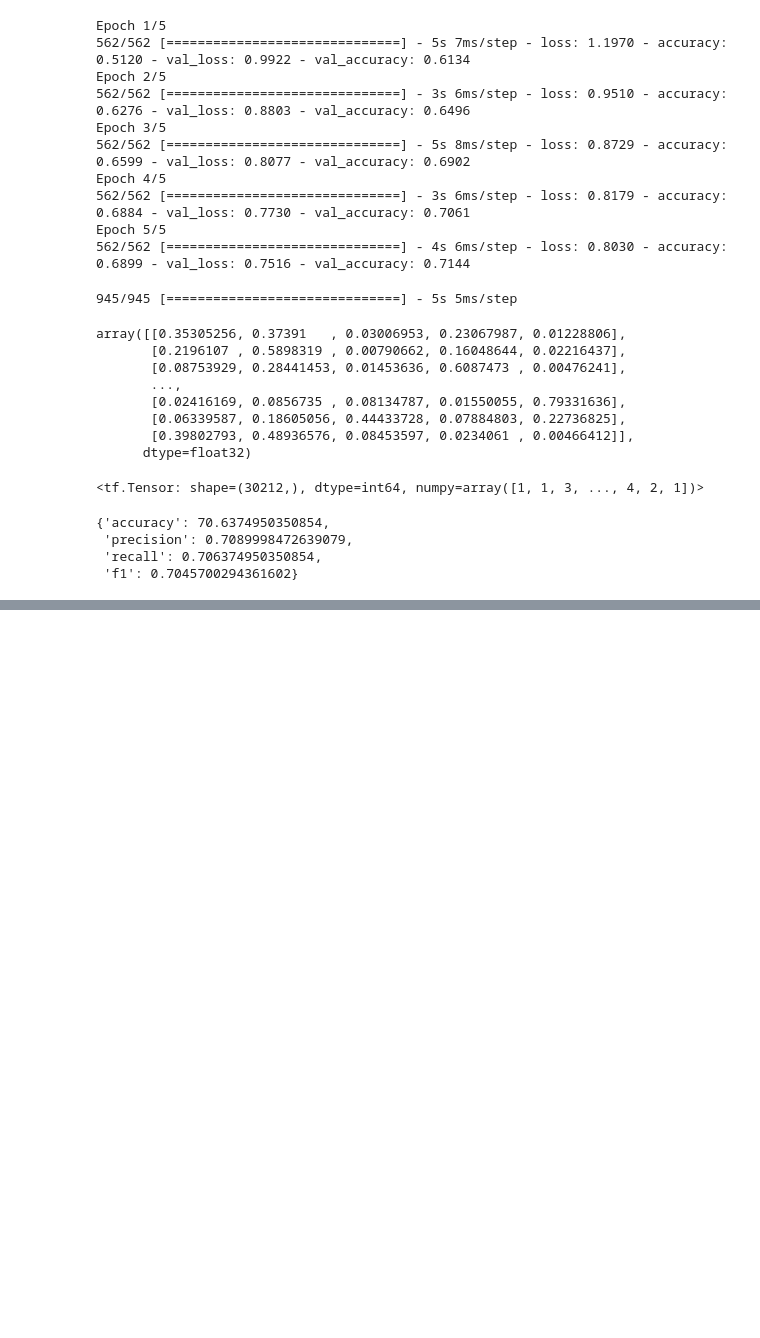
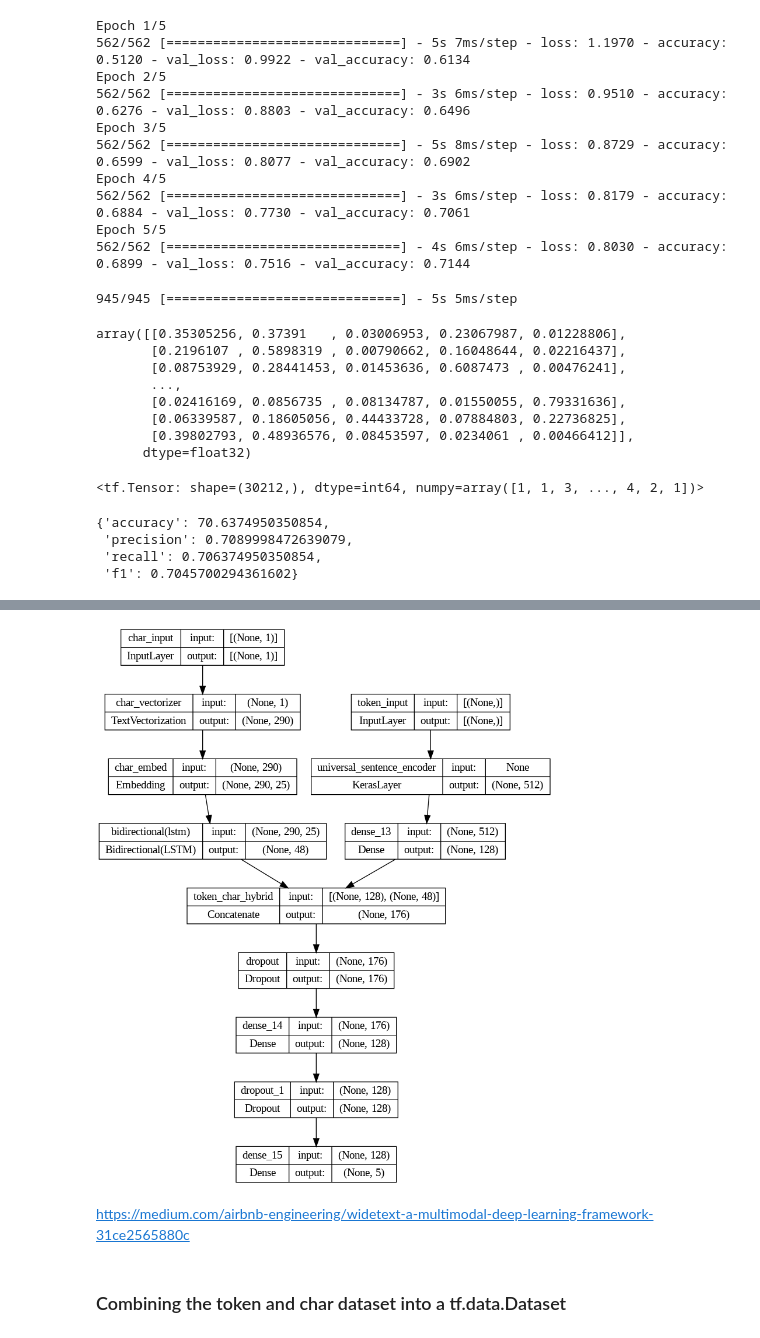
Before and after one commit to kacper-dobrow/tensorflow-course, a Jupyter notebook: 09_SkimLit_nlp_milestone_project.ipynb, the cells around one changed output, grey strips where cells are left out. Saved outputs shown, nothing was run; the diff lists cells and outputs as text; code cells hidden in the pictures; blank space fills up the shorter version.

```diff
--- a/09_SkimLit_nlp_milestone_project.ipynb
+++ b/09_SkimLit_nlp_milestone_project.ipynb
@@ -915,0 +924,29 @@ model_3_results
+# %%
+# 1. Setup token inputs/model
+token_inputs = layers.Input(shape=[], dtype=tf.string, name="token_input")
+token_embeddings = tf_hub_embedding_layer(token_inputs)
+token_outputs = layers.Dense(128, activation="relu")(token_embeddings)
+token_model = tf.keras.Model(token_inputs, token_outputs)
+
+# 2. Setup char/inputs model
+char_inputs = layers.Input(shape=(1,), dtype=tf.string, name="char_input")
+char_vectors = char_vectorizer(char_inputs)
+char_embeddings = char_embed(char_vectors)
+char_bi_lstm = layers.Bidirectional(layers.LSTM(24))(char_embeddings) # bi-LSTM shown in fig 1 of the paper
+char_model = tf.keras.Model(char_inputs, char_bi_lstm)
+
+# 3. Concatenate 1 and 2 outputs
+token_char_concat = layers.Concatenate(name="token_char_hybrid")([token_model.output, char_model.output])
+
+# 4.Create output layers adding dropout
+combined_dropout = layers.Dropout(.5)(token_char_concat) # randomly sets weights to 0 to prevent overfitting. 50% here
+combined_dense = layers.Dense(128, activation="relu")(combined_dropout)
+final_dropout = layers.Dropout(0.5)(combined_dense)
+output_layer = layers.Dense(num_classes, activation="softmax")(final_dropout)
+
+# 5. Construct the model
+model_4 = tf.keras.Model(inputs=[token_model.input, char_model.input],
+                         outputs=output_layer,
+                         name="model_4_char_and_token")
+
+model_4.summary()
@@ -915,0 +971,8 @@ model_3_results
+# %%
+# PLot the model
+from keras.utils import plot_model
+plot_model(model_4, show_shapes=True)
+# %% [output]
+[figure, added]
+# %% [markdown]
+https://medium.com/airbnb-engineering/widetext-a-multimodal-deep-learning-framework-31ce2565880c
@@ -915,0 +984,2 @@ model_3_results
+# %% [markdown]
+### Combining the token and char dataset into a tf.data.Dataset
```
Also changed, not shown: parts of 4 cells of this notebook.
